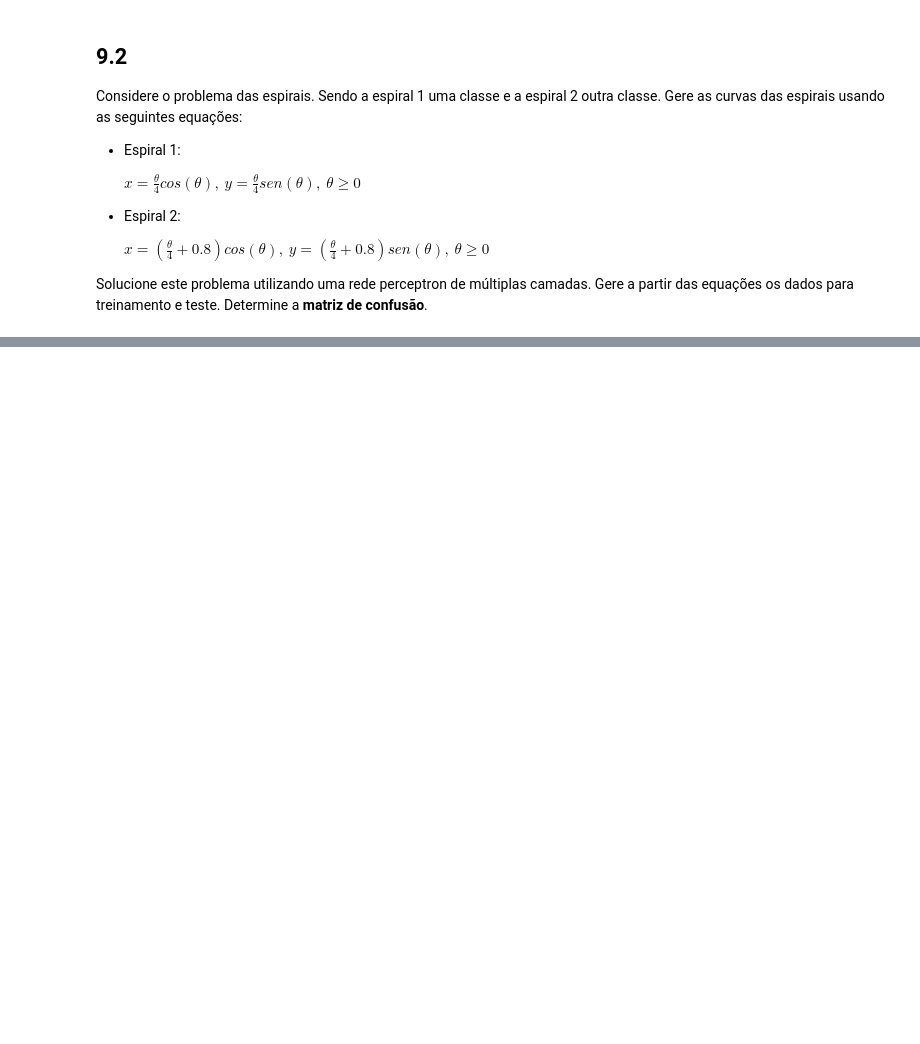
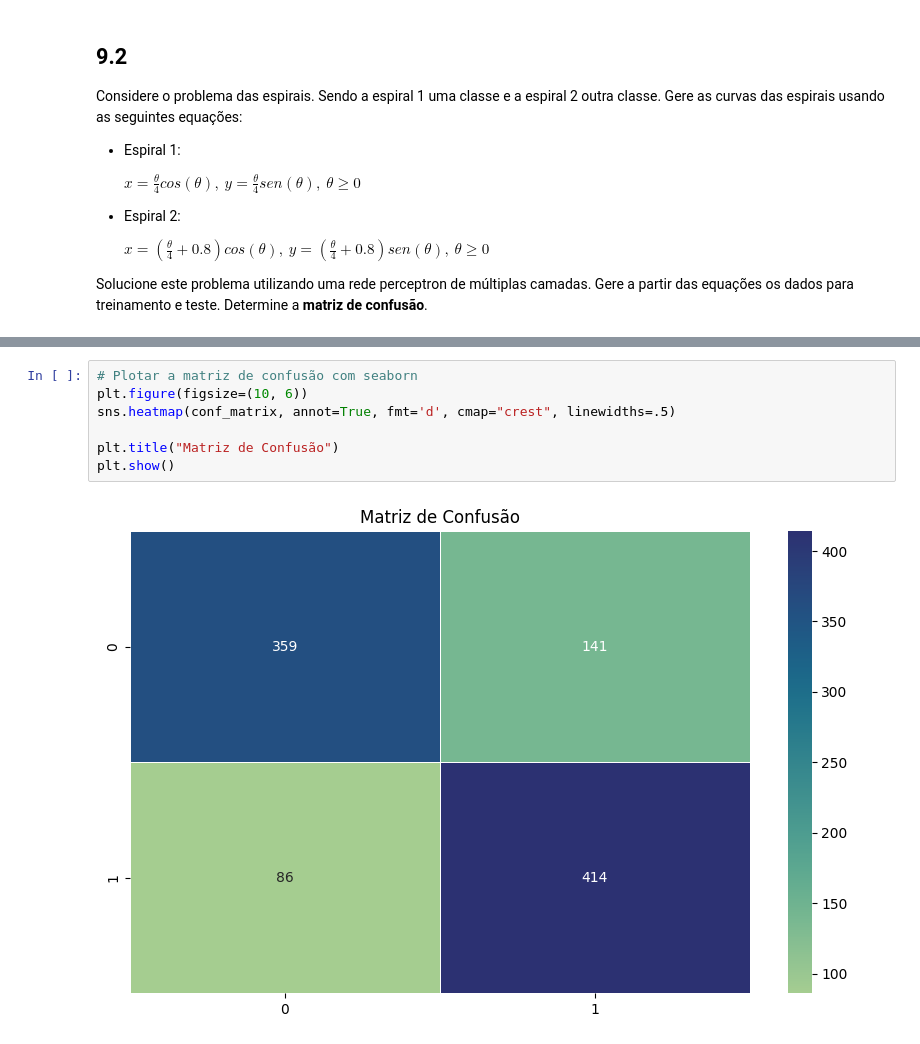
Before and after one commit to thiagotheiry05/Discicplinas-do-Mestrado, a Jupyter notebook: REDES NEURAIS E DEEP LEARNING/UNIDADE1/Questão9Lista1.ipynb, the cells around one changed output, grey strips where cells are left out. Drawn from its saved outputs; the diff is of its cells as text; blank space fills up the shorter version.

```diff
--- a/REDES NEURAIS E DEEP LEARNING/UNIDADE1/Questão9Lista1.ipynb
+++ b/REDES NEURAIS E DEEP LEARNING/UNIDADE1/Questão9Lista1.ipynb
@@ -191,3 +206,12 @@ True 0:  82.85%
+# %%
+# Plotar a matriz de confusão com seaborn
+plt.figure(figsize=(10, 6))
+sns.heatmap(conf_matrix, annot=True, fmt='d', cmap="crest", linewidths=.5)
+
+plt.title("Matriz de Confusão")
+plt.show()
+# %% [output]
+[figure, added]
 # %% [markdown]
 ## 9.3
 
```
Also changed, not shown: parts of 22 cells of this notebook.
